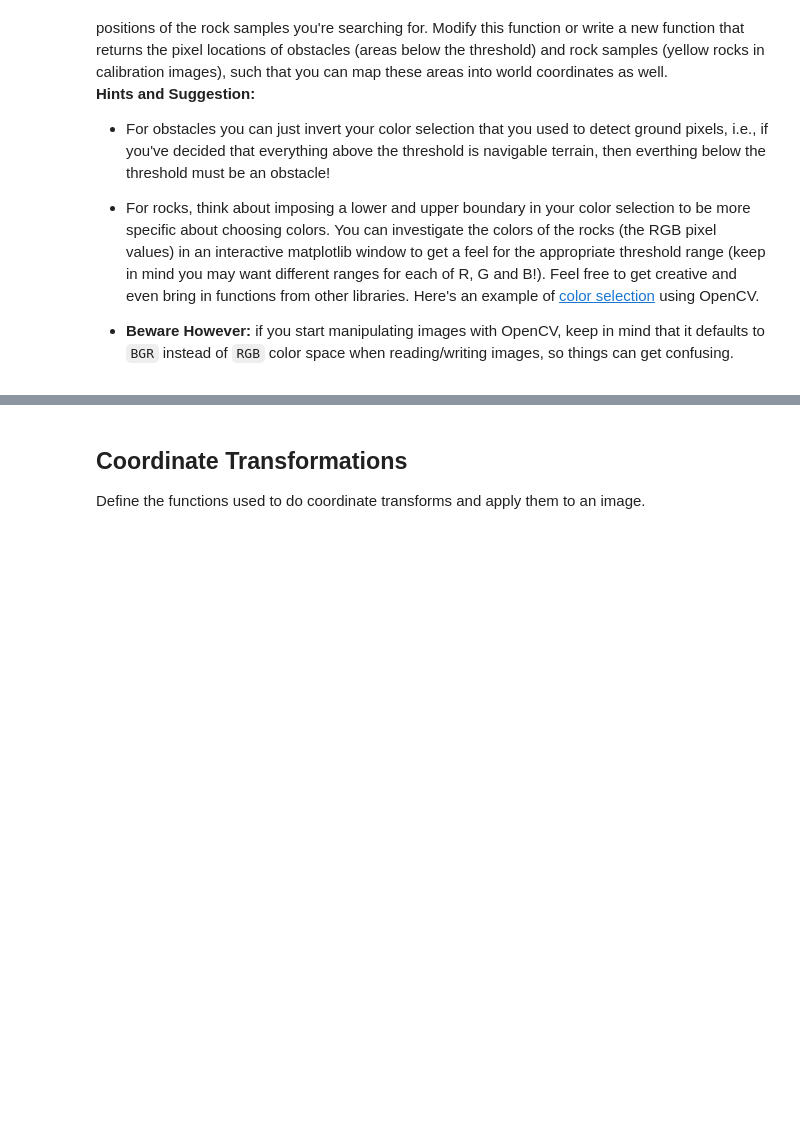
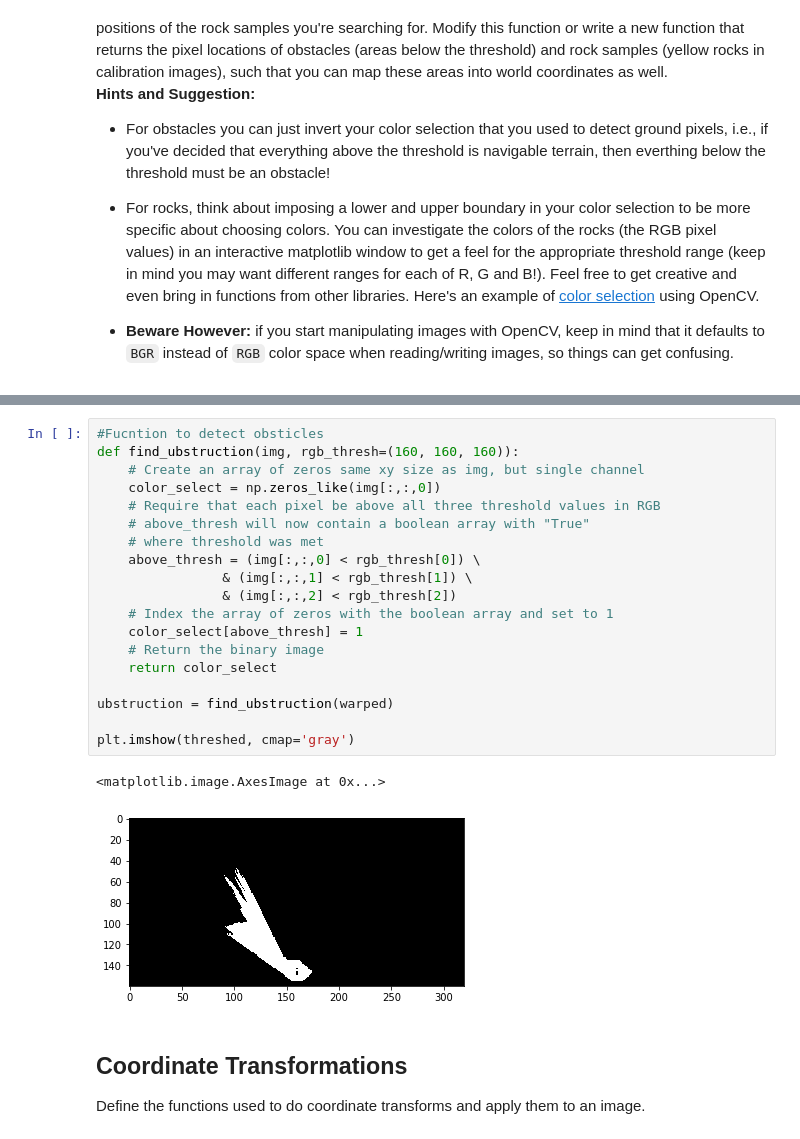
Before and after one commit to iFoxbox/RoboND-Rover-Project, a Jupyter notebook: code/Rover_Project_Test_Notebook.ipynb, the cells around one changed output, grey strips where cells are left out. Drawn from its saved outputs; the diff is of its cells as text; blank space fills up the shorter version.

Commit message:
Added find_ubstruction

```diff
--- a/code/Rover_Project_Test_Notebook.ipynb
+++ b/code/Rover_Project_Test_Notebook.ipynb
@@ -138,3 +145,25 @@ plt.imshow(threshed, cmap='gray')
+# %%
+#Fucntion to detect obsticles
+def find_ubstruction(img, rgb_thresh=(160, 160, 160)):
+    # Create an array of zeros same xy size as img, but single channel
+    color_select = np.zeros_like(img[:,:,0])
+    # Require that each pixel be above all three threshold values in RGB
+    # above_thresh will now contain a boolean array with "True"
+    # where threshold was met
+    above_thresh = (img[:,:,0] < rgb_thresh[0]) \
+                & (img[:,:,1] < rgb_thresh[1]) \
+                & (img[:,:,2] < rgb_thresh[2])
+    # Index the array of zeros with the boolean array and set to 1
+    color_select[above_thresh] = 1
+    # Return the binary image
+    return color_select
+
+ubstruction = find_ubstruction(warped)
+
+plt.imshow(threshed, cmap='gray')
+# %% [output]
+<matplotlib.image.AxesImage at 0x...>
+[figure, added]
 # %% [markdown]
 ## Coordinate Transformations
 Define the functions used to do coordinate transforms and apply them to an image.
```
Also changed, not shown: parts of 4 cells of this notebook.
